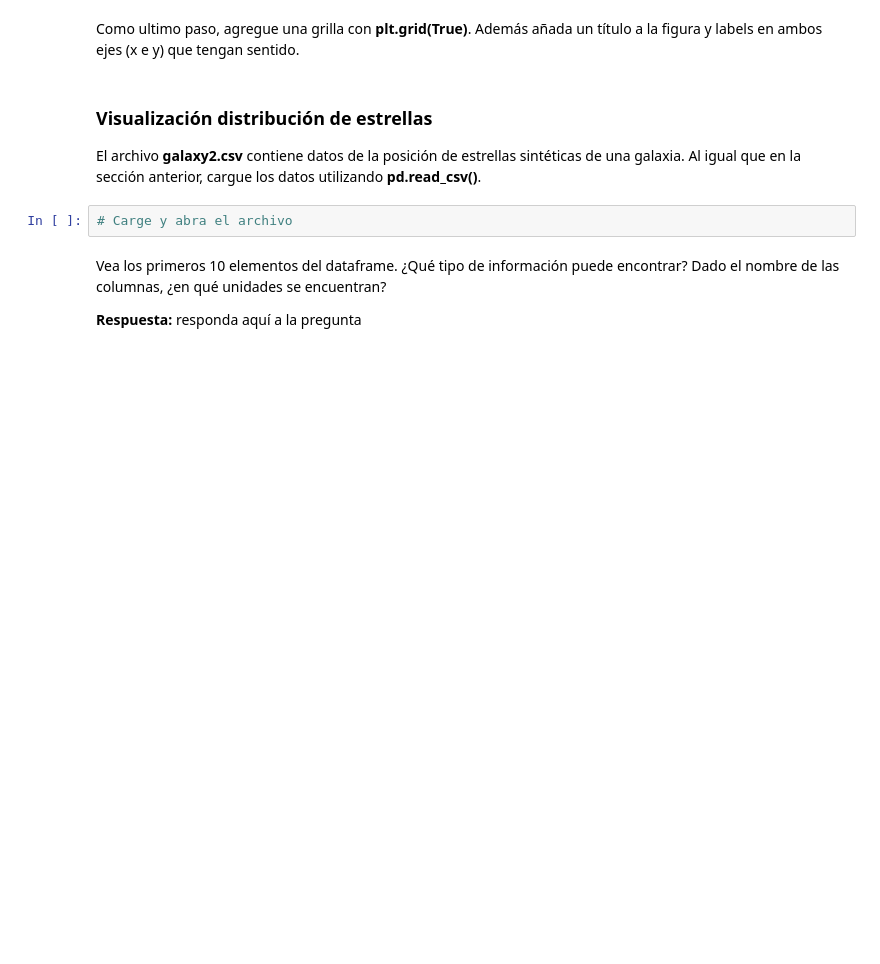
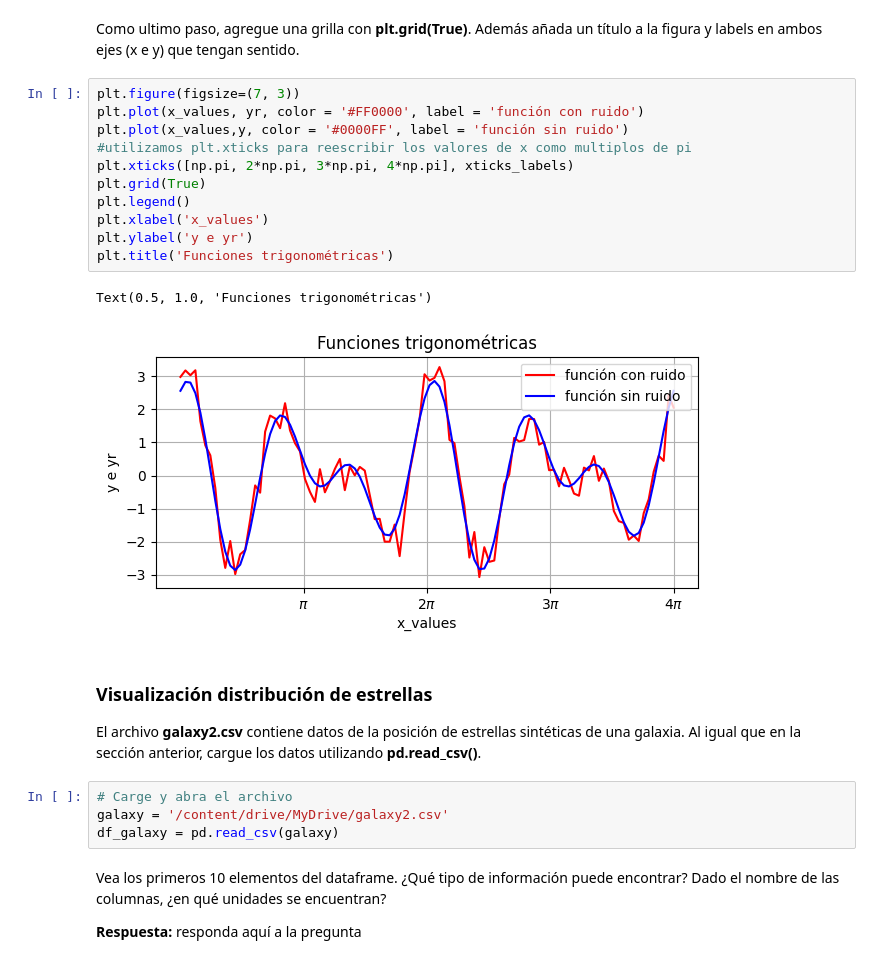
Before and after one commit to Antonella-Matus/Tarea-1, a Jupyter notebook: Tarea_1.ipynb, the cells around one changed output. Cells and saved outputs as stored; diff of their text form; blank space fills up the shorter version.

```diff
--- a/Tarea_1.ipynb
+++ b/Tarea_1.ipynb
@@ -219,12 +350,28 @@ r'$\pi$'
 xticks_labels = [r'$\pi$', r'$2\pi$', r'$3\pi$', r'$4\pi$']
 # %% [markdown]
 Como ultimo paso, agregue una grilla con **plt.grid(True)**. Además añada un título a la figura y labels en ambos ejes (x e y) que tengan sentido.
+# %%
+plt.figure(figsize=(7, 3))
+plt.plot(x_values, yr, color = '#FF0000', label = 'función con ruido')
+plt.plot(x_values,y, color = '#0000FF', label = 'función sin ruido')
+#utilizamos plt.xticks para reescribir los valores de x como multiplos de pi
+plt.xticks([np.pi, 2*np.pi, 3*np.pi, 4*np.pi], xticks_labels)
+plt.grid(True)
+plt.legend()
+plt.xlabel('x_values')
+plt.ylabel('y e yr')
+plt.title('Funciones trigonométricas')
+# %% [output]
+Text(0.5, 1.0, 'Funciones trigonométricas')
+[figure, added]
 # %% [markdown]
 ### Visualización distribución de estrellas
 
 El archivo **galaxy2.csv** contiene datos de la posición de estrellas sintéticas de una galaxia. Al igual que en la sección anterior, cargue los datos utilizando **pd.read_csv()**.
 # %%
 # Carge y abra el archivo
+galaxy = '/content/drive/MyDrive/galaxy2.csv'
+df_galaxy = pd.read_csv(galaxy)
 # %% [markdown]
 Vea los primeros 10 elementos del dataframe. ¿Qué tipo de información puede encontrar? Dado el nombre de las columnas, ¿en qué unidades se encuentran?
 
```
Also changed, not shown: parts of 35 cells of this notebook.
